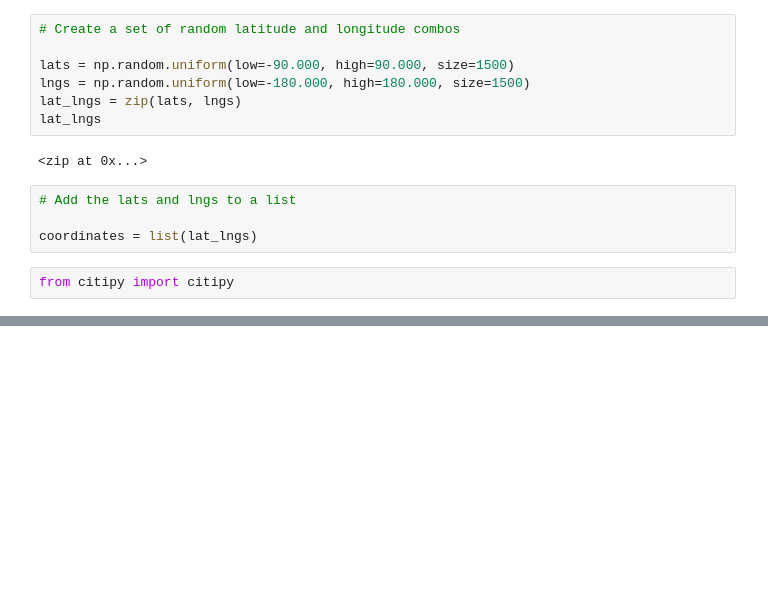
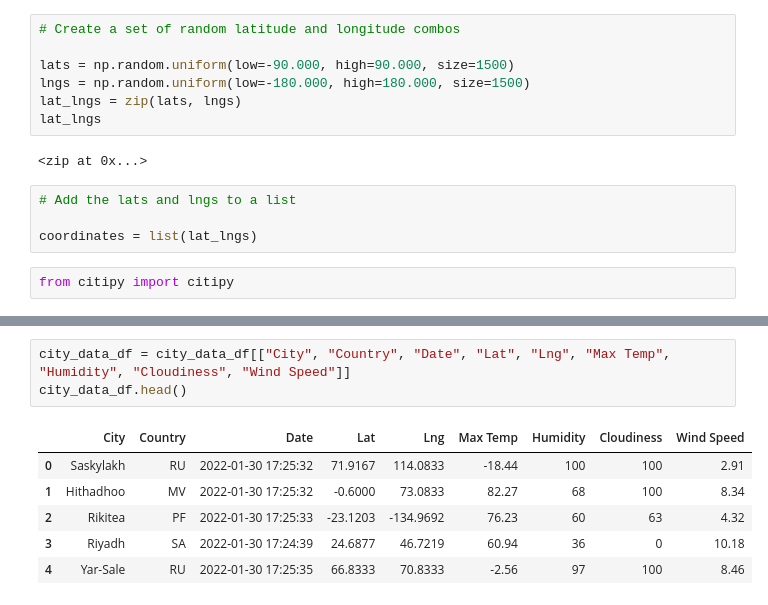
Before and after one commit to eriksvoboda/World_Weather_Analysis, a Jupyter notebook: WeatherPy.ipynb, the cells around one changed output, grey strips where cells are left out. Drawn from its saved outputs; the diff is of its cells as text; blank space fills up the shorter version.

```diff
--- a/WeatherPy.ipynb
+++ b/WeatherPy.ipynb
@@ -39,0 +164,10 @@ len(cities)
+# %%
+city_data_df = city_data_df[["City", "Country", "Date", "Lat", "Lng", "Max Temp", "Humidity", "Cloudiness", "Wind Speed"]]
+city_data_df.head()
+# %% [output]
+|  | City | Country | Date | Lat | Lng | Max Temp | Humidity | Cloudiness | Wind Speed |
+| 0 | Saskylakh | RU | 2022-01-30 17:25:32 | 71.9167 | 114.0833 | -18.44 | 100 | 100 | 2.91 |
+| 1 | Hithadhoo | MV | 2022-01-30 17:25:32 | -0.6000 | 73.0833 | 82.27 | 68 | 100 | 8.34 |
+| 2 | Rikitea | PF | 2022-01-30 17:25:33 | -23.1203 | -134.9692 | 76.23 | 60 | 63 | 4.32 |
+| 3 | Riyadh | SA | 2022-01-30 17:24:39 | 24.6877 | 46.7219 | 60.94 | 36 | 0 | 10.18 |
+| 4 | Yar-Sale | RU | 2022-01-30 17:25:35 | 66.8333 | 70.8333 | -2.56 | 97 | 100 | 8.46 |
```
Also changed, not shown: parts of 9 cells of this notebook.
